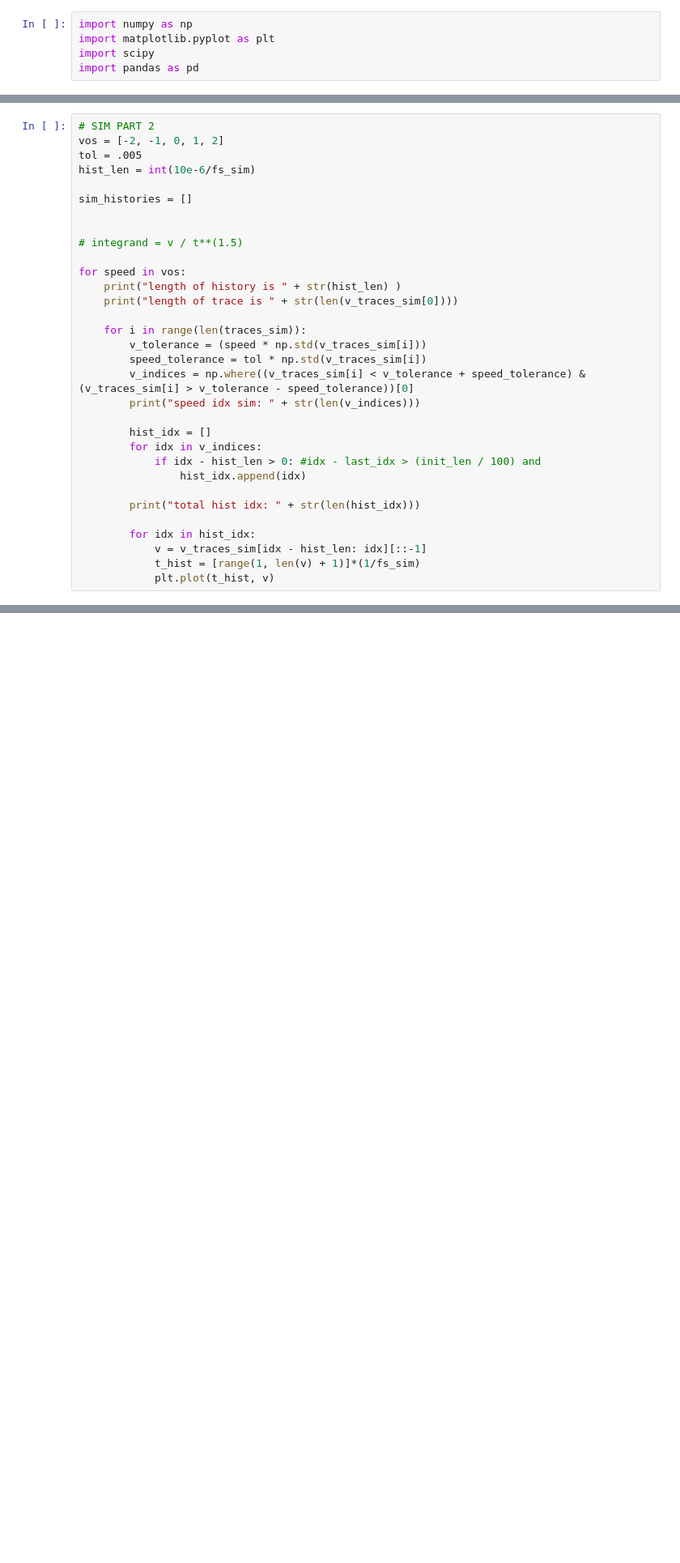
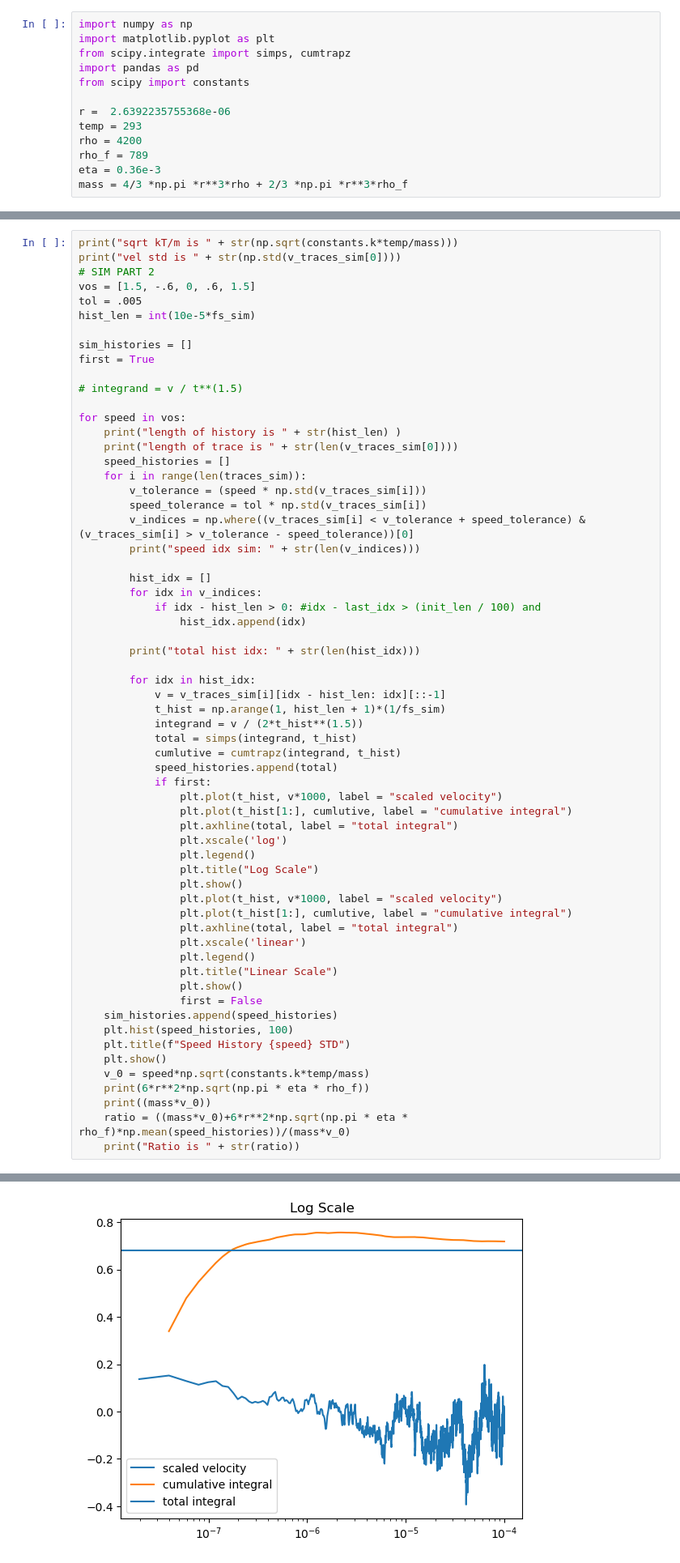
Before and after one commit to mcthumann/Brownian_Data_Analysis, a Jupyter notebook: polished_scripts/MemoryTerm.ipynb, the cells around one changed output, grey strips where cells are left out. Shown at 81% size. Drawn from its saved outputs; the diff is of its cells as text; blank space fills up the shorter version.

Commit message:
history work

```diff
--- a/polished_scripts/MemoryTerm.ipynb
+++ b/polished_scripts/MemoryTerm.ipynb
@@ -1,8 +1,16 @@
 # %%
 import numpy as np
 import matplotlib.pyplot as plt
-import scipy
+from scipy.integrate import simps, cumtrapz
 import pandas as pd
+from scipy import constants
+
+r =  2.6392235755368e-06
+temp = 293
+rho = 4200
+rho_f = 789
+eta = 0.36e-3
+mass = 4/3 *np.pi *r**3*rho + 2/3 *np.pi *r**3*rho_f
 # %%
 # SIMULATIONS
 
@@ -50,18 +62,20 @@ for trace in velocities_sim:
 # %%
+print("sqrt kT/m is " + str(np.sqrt(constants.k*temp/mass)))
+print("vel std is " + str(np.std(v_traces_sim[0])))
 # SIM PART 2
-vos = [-2, -1, 0, 1, 2]
+vos = [1.5, -.6, 0, .6, 1.5]
 tol = .005
-hist_len = int(10e-6/fs_sim)
+hist_len = int(10e-5*fs_sim)
 
 sim_histories = []
-
+first = True
 
 # integrand = v / t**(1.5)
 
 for speed in vos:
     print("length of history is " + str(hist_len) )
     print("length of trace is " + str(len(v_traces_sim[0])))
-
+    speed_histories = []
     for i in range(len(traces_sim)):
         v_tolerance = (speed * np.std(v_traces_sim[i]))
         speed_tolerance = tol * np.std(v_traces_sim[i])
@@ -76,7 +90,35 @@ for speed in vos:
         print("total hist idx: " + str(len(hist_idx)))
 
         for idx in hist_idx:
-            v = v_traces_sim[idx - hist_len: idx][::-1]
-            t_hist = [range(1, len(v) + 1)]*(1/fs_sim)
-            plt.plot(t_hist, v)
+            v = v_traces_sim[i][idx - hist_len: idx][::-1]
+            t_hist = np.arange(1, hist_len + 1)*(1/fs_sim)
+            integrand = v / (2*t_hist**(1.5))
+            total = simps(integrand, t_hist)
+            cumlutive = cumtrapz(integrand, t_hist)
+            speed_histories.append(total)
+            if first:
+                plt.plot(t_hist, v*1000, label = "scaled velocity")
+                plt.plot(t_hist[1:], cumlutive, label = "cumulative integral")
+                plt.axhline(total, label = "total integral")
+                plt.xscale('log')
+                plt.legend()
+                plt.title("Log Scale")
+                plt.show()
+                plt.plot(t_hist, v*1000, label = "scaled velocity")
+                plt.plot(t_hist[1:], cumlutive, label = "cumulative integral")
+                plt.axhline(total, label = "total integral")
+                plt.xscale('linear')
+                plt.legend()
+                plt.title("Linear Scale")
+                plt.show()
+                first = False
+    sim_histories.append(speed_histories)
+    plt.hist(speed_histories, 100)
+    plt.title(f"Speed History {speed} STD")
+    plt.show()
+    v_0 = speed*np.sqrt(constants.k*temp/mass)
+    print(6*r**2*np.sqrt(np.pi * eta * rho_f))
+    print((mass*v_0))
+    ratio = ((mass*v_0)+6*r**2*np.sqrt(np.pi * eta * rho_f)*np.mean(speed_histories))/(mass*v_0)
+    print("Ratio is " + str(ratio))
 # %% [output]
@@ -83,0 +131 @@ NameError: name 'fs_sim' is not defined
+[figure, added]
```
Also changed, not shown: parts of 3 cells of this notebook.
